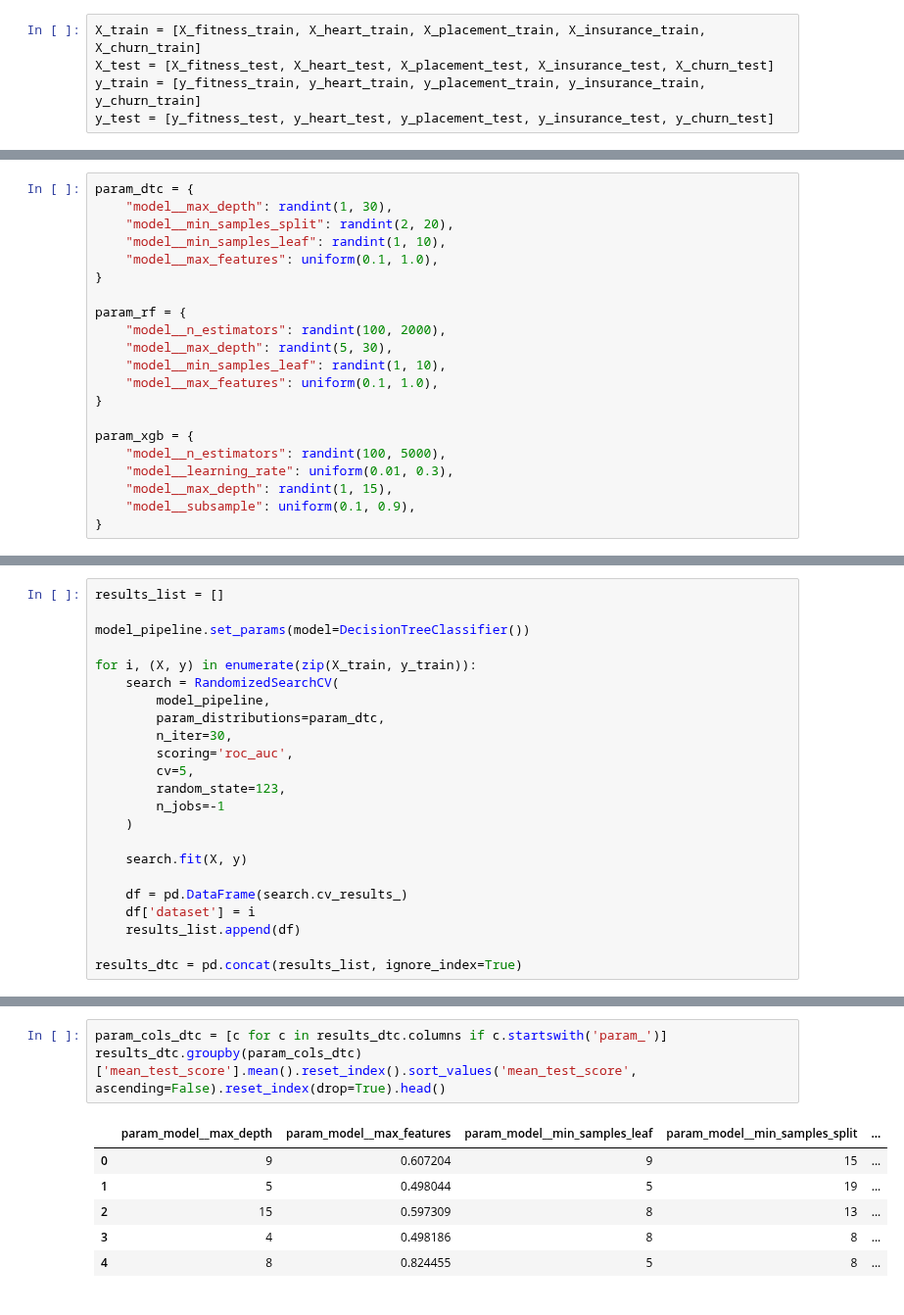
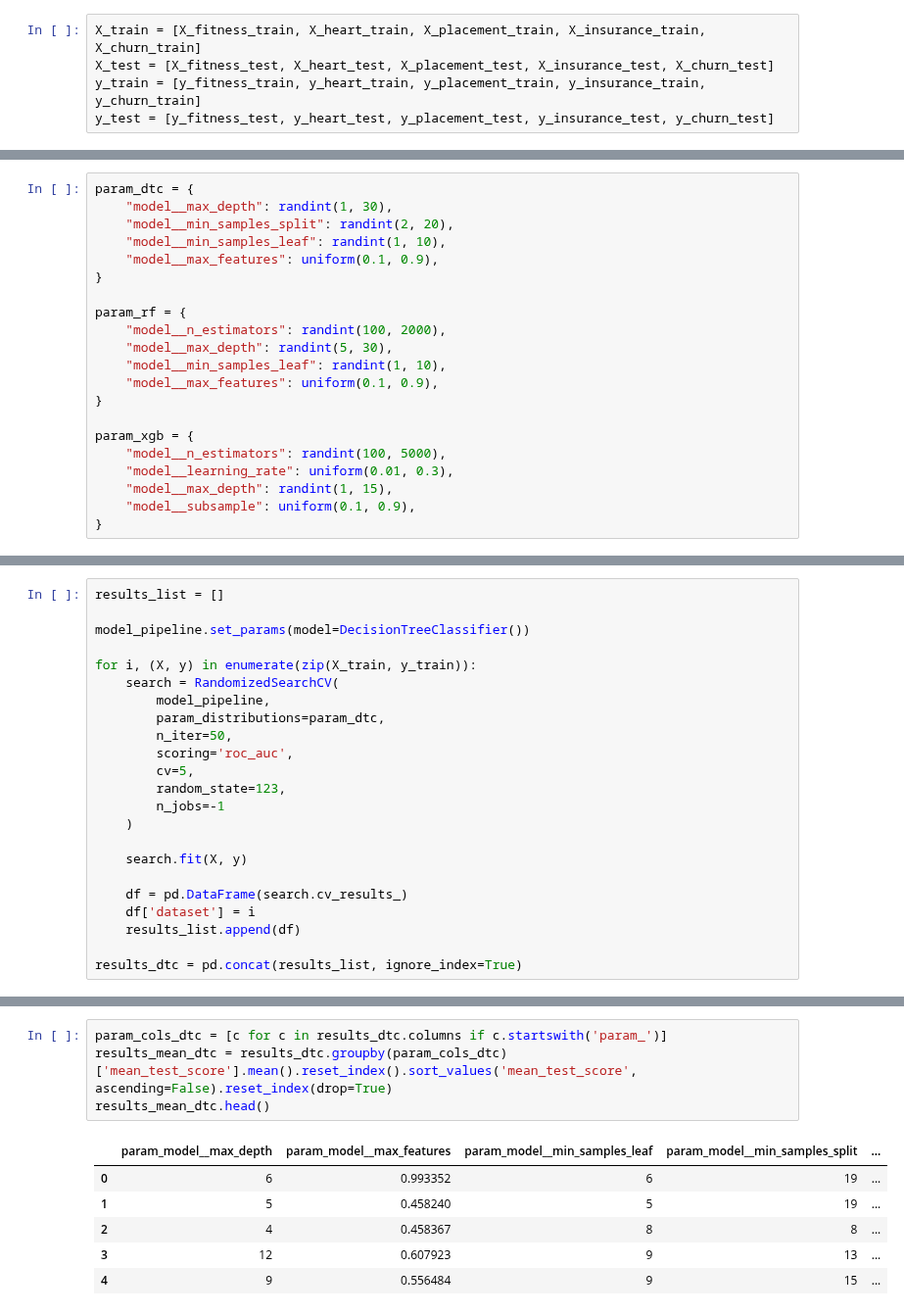
Before and after one commit to Ola-zaw/Tunability-of-ML-Algorithms, a Jupyter notebook: code/tunabilty.ipynb, the cells around one changed output, grey strips where cells are left out. Shown at 98% size. Drawn from its saved outputs; the diff is of its cells as text.

```diff
--- a/code/tunabilty.ipynb
+++ b/code/tunabilty.ipynb
@@ -251,14 +295,14 @@ param_dtc = {
     "model__max_depth": randint(1, 30),
     "model__min_samples_split": randint(2, 20),
     "model__min_samples_leaf": randint(1, 10),
-    "model__max_features": uniform(0.1, 1.0),
+    "model__max_features": uniform(0.1, 0.9),
 }
 
 param_rf = {
     "model__n_estimators": randint(100, 2000),
     "model__max_depth": randint(5, 30),
     "model__min_samples_leaf": randint(1, 10),
-    "model__max_features": uniform(0.1, 1.0),
+    "model__max_features": uniform(0.1, 0.9),
 }
 
 param_xgb = {
@@ -276,7 +322,7 @@ for i, (X, y) in enumerate(zip(X_train, y_train)):
     search = RandomizedSearchCV(
         model_pipeline,
         param_distributions=param_dtc,
-        n_iter=30,
+        n_iter=50,
         scoring='roc_auc',
         cv=5,
         random_state=123,
@@ -293,10 +343,11 @@ results_dtc = pd.concat(results_list, ignore_index=True)
 # %%
 param_cols_dtc = [c for c in results_dtc.columns if c.startswith('param_')]
-results_dtc.groupby(param_cols_dtc)['mean_test_score'].mean().reset_index().sort_values('mean_test_score', ascending=False).reset_index(drop=True).head()
+results_mean_dtc = results_dtc.groupby(param_cols_dtc)['mean_test_score'].mean().reset_index().sort_values('mean_test_score', ascending=False).reset_index(drop=True)
+results_mean_dtc.head()
 # %% [output]
 |  | param_model__max_depth | param_model__max_features | param_model__min_samples_leaf | param_model__min_samples_split | ... |
-| 0 | 9 | 0.607204 | 9 | 15 | ... |
-| 1 | 5 | 0.498044 | 5 | 19 | ... |
-| 2 | 15 | 0.597309 | 8 | 13 | ... |
-| 3 | 4 | 0.498186 | 8 | 8 | ... |
-| 4 | 8 | 0.824455 | 5 | 8 | ... |
+| 0 | 6 | 0.993352 | 6 | 19 | ... |
+| 1 | 5 | 0.458240 | 5 | 19 | ... |
+| 2 | 4 | 0.458367 | 8 | 8 | ... |
+| 3 | 12 | 0.607923 | 9 | 13 | ... |
+| 4 | 9 | 0.556484 | 9 | 15 | ... |
```
Also changed, not shown: parts of 25 cells of this notebook.
